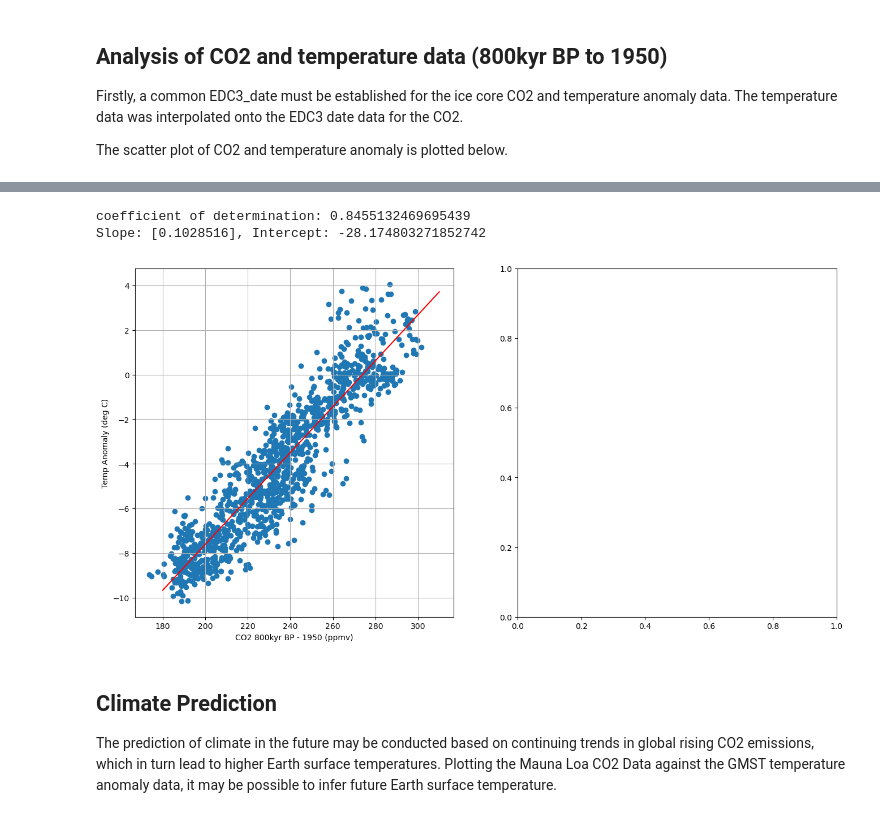
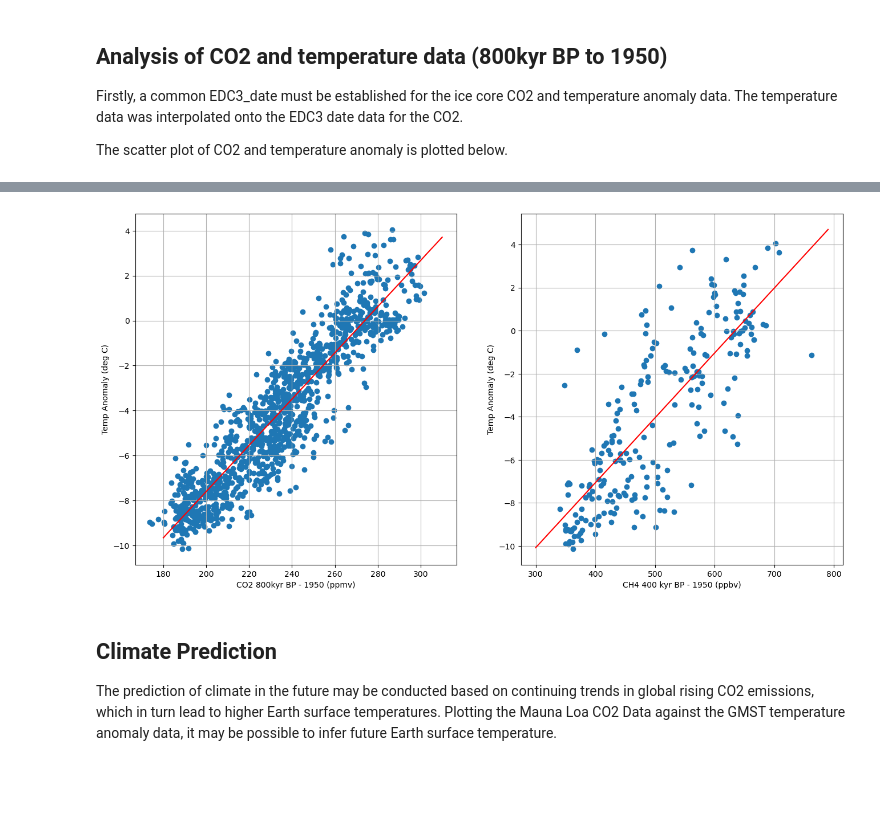
Before and after one commit to Eilis9/PfDA_Project2, a Jupyter notebook: analysis.ipynb, the cells around one changed output, grey strips where cells are left out. Drawn from its saved outputs; the diff is of its cells as text; code cells hidden in the pictures; blank space fills up the shorter version.

Commit message:
linear reg move to function, ch4 regression

```diff
--- a/analysis.ipynb
+++ b/analysis.ipynb
@@ -563,44 +588,48 @@ CO2_luthi_comp_plus['CO2 (ppmv)']
 # interpolate the temperature data onto the CO2 data to get a common time index for correlation etc
 # https://stackoverflow.com/questions/46327022/calculating-correlation-of-different-time-series
 new_temp = np.interp(CO2_luthi_comp_plus['Age_EDC3 (yrs BP)'], temp_anom['Age_EDC3 (yrs BP)'], temp_anom['Temperature'])
-temp_co2_analysis_df = pd.concat([CO2_luthi_comp_plus[['Age_EDC3 (yrs BP)', 'CO2 (ppmv)']], pd.DataFrame(new_temp, columns=['Temp Anom Interp'])], axis=1)
+temp_co2_ch4_analysis_df = pd.concat([CO2_luthi_comp_plus[['Age_EDC3 (yrs BP)', 'CO2 (ppmv)']], pd.DataFrame(new_temp, columns=['Temp Anom Interp'])], axis=1)
 
-# Analysis of CO2 and temperature (ice-core data)
-temp_anom['Temperature']
-temp_anom['Age_EDC3 (yrs BP)']
+# Interpolate the CH4 data onto the CO2 data to get a common time index for correlation etc
+new_CH4 = np.interp(CO2_luthi_comp_plus['Age_EDC3 (yrs BP)'], CH4_comp['Age_EDC3 (yrs BP)'], CH4_comp['CH4 [ppbv]'])
 
-CO2_luthi_comp_plus['Age_EDC3 (yrs BP)']
-CO2_luthi_comp_plus['CO2 (ppmv)']
-# interpolate the temperature data onto the CO2 data to get a common time index for correlation etc
-# https://stackoverflow.com/questions/46327022/calculating-correlation-of-different-time-series
-new_temp = np.interp(CO2_luthi_comp_plus['Age_EDC3 (yrs BP)'], temp_anom['Age_EDC3 (yrs BP)'], temp_anom['Temperature'])
-temp_co2_analysis_df = pd.concat([CO2_luthi_comp_plus[['Age_EDC3 (yrs BP)', 'CO2 (ppmv)']], pd.DataFrame(new_temp, columns=['Temp Anom Interp'])], axis=1)
+# Concatenation of the CO2, temperature and CH4 data with common age/x-axis data
+temp_co2_ch4_analysis_df = pd.concat([CO2_luthi_comp_plus[['Age_EDC3 (yrs BP)', 'CO2 (ppmv)']], pd.DataFrame(new_temp, columns=['Temp Anom Interp']), pd.DataFrame(new_CH4, columns=['CH4 Interp'])], axis=1)
+#temp_co2_ch4_analysis_df.to_csv('test/temp_co2_ch4.csv')
 # %%
 # Do the regression https://realpython.com/linear-regression-in-python/
 # remove nans before attempting regression
 
-temp_co2_analysis_df = temp_co2_analysis_df.dropna()
-x = np.array(temp_co2_analysis_df['CO2 (ppmv)']).reshape((-1, 1))
-y = np.array(temp_co2_analysis_df['Temp Anom Interp'])
-model = LinearRegression().fit(x,y)
-r_sq = model.score(x, y)
-print(f"coefficient of determination: {r_sq}")
-print(f"Slope: {model.coef_}, Intercept: {model.intercept_}")
-linear_fit_x = np.arange(180, 320, 10)
-linear_fit_y = linear_fit_x * model.coef_ + model.intercept_
+temp_co2_df = temp_co2_ch4_analysis_df[['Age_EDC3 (yrs BP)', 'CO2 (ppmv)',	'Temp Anom Interp']].dropna().copy()
+temp_ch4_df = temp_co2_ch4_analysis_df[['Age_EDC3 (yrs BP)', 'CH4 Interp',	'Temp Anom Interp']].dropna().copy()
+# cut off where ch4 data stops (~417000 years)
+temp_ch4_df = temp_ch4_df[temp_ch4_df['Age_EDC3 (yrs BP)']<417000]
+
+temp_ch4_df.to_csv('test/ch4_test.csv')
+r_sq_co2, m_temp_co2 , c_temp_co2 = lin_reg(temp_co2_df['CO2 (ppmv)'], temp_co2_df['Temp Anom Interp'])
+linear_fit_x_co2 = np.arange(180, 320, 10)
+linear_fit_y_co2 = linear_fit_x_co2 * m_temp_co2  + c_temp_co2
+
+
+r_sq_ch4, m_temp_ch4 , c_temp_ch4 = lin_reg(temp_ch4_df['CH4 Interp'], temp_ch4_df['Temp Anom Interp'])
+linear_fit_x_ch4 = np.arange(300, 800, 10)
+linear_fit_y_ch4 = linear_fit_x_ch4 * m_temp_ch4  + c_temp_ch4
 
 fig, axs = plt.subplots(1,2, figsize=(16, 8))
-axs[0].scatter(temp_co2_analysis_df['CO2 (ppmv)'], temp_co2_analysis_df['Temp Anom Interp'])
-axs[0].plot(linear_fit_x, linear_fit_y, 'r', label='linear fit')
+axs[0].scatter(temp_co2_df['CO2 (ppmv)'], temp_co2_df['Temp Anom Interp'])
+axs[0].plot(linear_fit_x_co2, linear_fit_y_co2, 'r', label='linear fit')
 axs[0].set_xlabel("CO2 800kyr BP - 1950 (ppmv)")
 axs[0].set_ylabel("Temp Anomaly (deg C)")
 axs[0].grid()
+axs[1].scatter(temp_ch4_df['CH4 Interp'], temp_ch4_df['Temp Anom Interp'])
+axs[1].plot(linear_fit_x_ch4, linear_fit_y_ch4, 'r', label='linear fit')
+axs[1].set_xlabel("CH4 400 kyr BP - 1950 (ppbv)")
+axs[1].set_ylabel("Temp Anomaly (deg C)")
+axs[1].grid()
 
 plt.show()
 # %% [output]
-coefficient of determination: 0.8455132469695439
-Slope: [0.1028516], Intercept: -28.174803271852742
-[figure, old version]
+[figure, new version]
 # %% [markdown]
 ## Climate Prediction
 The prediction of climate in the future may be conducted based on continuing trends in global rising CO2 emissions, which in turn lead to higher Earth surface temperatures. Plotting the Mauna Loa CO2 Data against the GMST temperature anomaly data, it may be possible to infer future Earth surface temperature.
```
Also changed, not shown: parts of 9 cells of this notebook, 3 other files.
